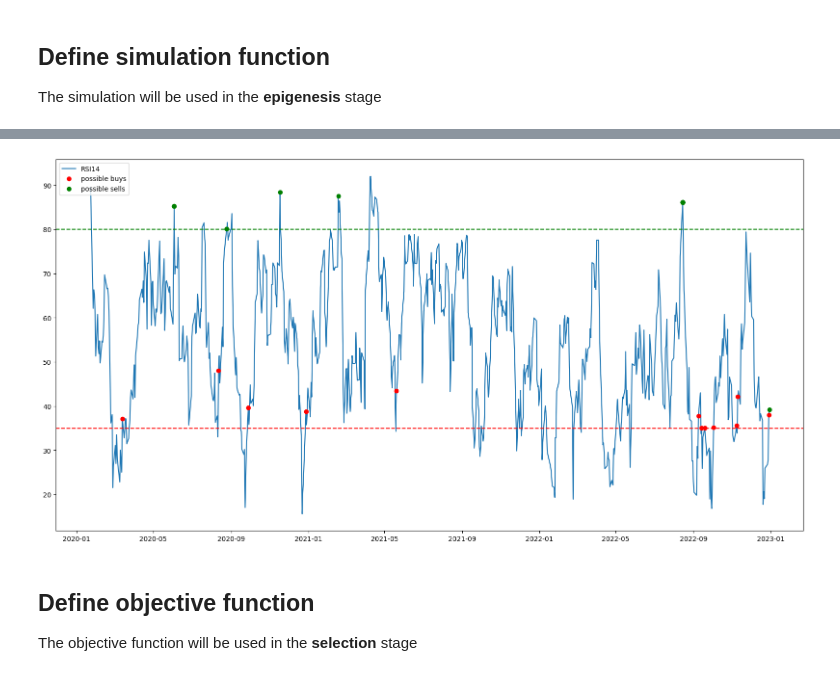
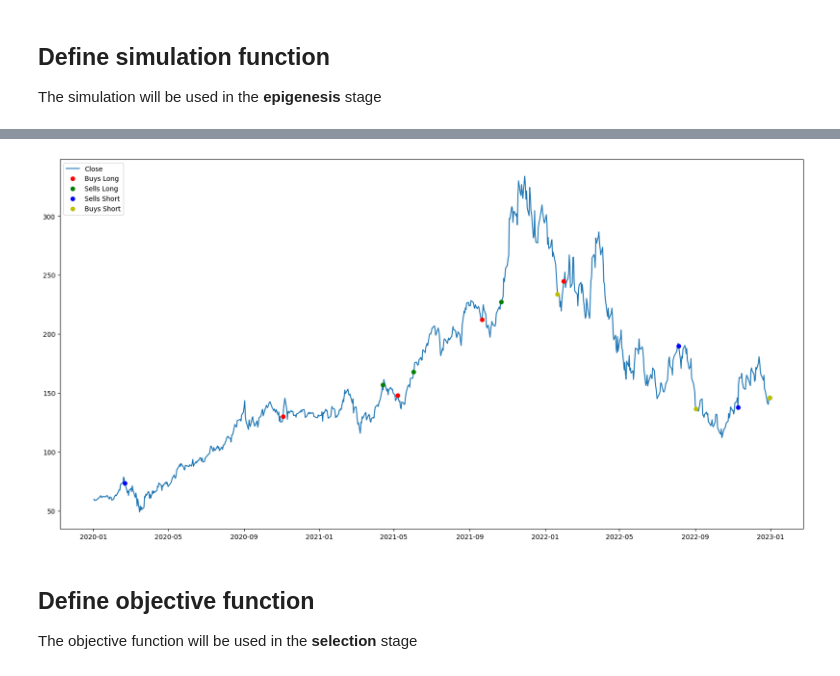
Before and after one commit to haohua13/evolutionary-algorithms-for-stock-market, a Jupyter notebook: single-objective.ipynb, the cells around one changed output, grey strips where cells are left out. Saved outputs shown, nothing was run; the diff lists cells and outputs as text; code cells hidden in the pictures.

```diff
--- a/single-objective.ipynb
+++ b/single-objective.ipynb
@@ -101,13 +102,11 @@ toolbox.register("population",tools.initRepeat, list, toolbox.individual, POPULA
 
 The simulation will be used in the **epigenesis** stage
 # %%
-individual = ((21, 25, 50), (14, 35, 80))
+individual = ((21, 30, 70), (14, 30, 80))
 
-data = pd.read_csv('data/GOOG.csv', sep=';', usecols=['Date', 'Close'])
+data = pd.read_csv('data/NVDA.csv', sep=';', usecols=['Date', 'Close'])
 
 data = process_data(data)
-
-import matplotlib.pyplot as plt
 
 
 def simulate_trade(individual, data):
@@ -118,52 +117,80 @@ def simulate_trade(individual, data):
     rsi_period_short = "RSI" + str(rsi_period_short)
 
     # based on the parameters, choose dates to buy and sell
-    possible_long_buys = data[(data[rsi_period_long] >= lower_long) &
+    long_buys = data[(data[rsi_period_long] >= lower_long) &
                               ((data[rsi_period_long].shift(1) < lower_long) |
                                (data[rsi_period_long].shift(1) == np.nan))].copy()
 
-    if possible_long_buys.empty:
-        return 0
+    short_sells = data[(data[rsi_period_short] <= upper_short) &
+                                ((data[rsi_period_short].shift(1) > upper_short) |
+                                 (data[rsi_period_short].shift(1) == np.nan))].copy()
 
-    possible_long_sells = []
-    for index, row in possible_long_buys.iterrows():
+    long_sells = []
+    for index, row in long_buys.iterrows():
         candidate_sells = data[(data['Date'] > row['Date']) &
                                (data[rsi_period_long] >= upper_long)]
         if (candidate_sells.empty):
             new_sell = dict(data.iloc[-1])
             new_sell['index'] = len(data) - 1
-            possible_long_sells.append(new_sell)
-            break
         else:
             new_sell = dict(candidate_sells.iloc[0])
             new_sell['index'] = candidate_sells.index[0]
-            possible_long_sells.append(new_sell)
-            if (index + 1 < candidate_sells.index[0]) and (index + 1 < possible_long_buys.index[-1]):
-                drop_rows = [i for i in possible_long_buys.index if i > index and i < candidate_sells.index[0]]
-                possible_long_buys.drop(drop_rows, inplace=True)
 
+        long_sells.append(new_sell)
+        drop_rows = [i for i in long_buys.index if i > index and i < new_sell['index']]
+        long_buys.drop(drop_rows, inplace=True)
 
-    possible_long_sells = pd.DataFrame(possible_long_sells)
-    possible_long_sells.set_index('index', inplace=True)
-    print(possible_long_sells)
-    print(possible_long_buys)
+    short_buys = []
+    for index, row in short_sells.iterrows():
+        candidate_buys = data[(data['Date'] > row['Date']) &
+                              (data[rsi_period_short] <= lower_short)]
+        if (candidate_buys.empty):
+            new_buy = dict(data.iloc[-1])
+            new_buy['index'] = len(data) - 1
+        else:
+            new_buy = dict(candidate_buys.iloc[0])
+            new_buy['index'] = candidate_buys.index[0]
 
+        short_buys.append(new_buy)
+        drop_rows = [i for i in short_sells.index if i > index and i < new_buy['index']]
+        short_sells.drop(drop_rows, inplace=True)
 
-    # plot evolution of RSI and points where buys and sells are possible
-    plt.figure(figsize=(20,10))
-    plt.plot(data['Date'], data[rsi_period_long], label=rsi_period_long)
-    plt.plot(possible_long_buys['Date'], possible_long_buys[rsi_period_long], 'ro', label='possible buys')
-    plt.plot(possible_long_sells['Date'], possible_long_sells[rsi_period_long], 'go', label='possible sells')
-    plt.legend(loc='upper left')
-    # plot line of the lower and upper bounds
-    plt.axhline(upper_long, color='green', linestyle='--')
-    plt.axhline(lower_long, color='red', linestyle='--')
-    plt.show()
+    long_sells = pd.DataFrame(long_sells)
+    short_buys = pd.DataFrame(short_buys)
 
+    if not long_sells.empty:
+        long_sells.drop_duplicates(subset='index', inplace=True)
+        long_sells.set_index('index', inplace=True)
+    else:
+        long_sells = pd.DataFrame(columns=data.columns)
+    if not short_buys.empty:
+        short_buys.drop_duplicates(subset='index', inplace=True)
+        short_buys.set_index('index', inplace=True)
+    else:
+        short_buys = pd.DataFrame(columns=data.columns)
 
-    possible_short_buys = data[rsi_period_short][data[rsi_period_short] >= lower_short]
-    possible_short_sells = data[rsi_period_short][data[rsi_period_short] <= upper_short]
-    trade_dates_short = pd.merge(possible_short_buys, possible_short_sells, how='inner', left_index=True, right_index=True)
+    trades_long = pd.merge_asof(long_buys, long_sells,
+                                left_index=True, right_index=True,
+                                direction='forward', suffixes=('_buy', '_sell'))
 
-simulate_trade(individual, data)
+    trades_short = pd.merge_asof(short_sells, short_buys,
+                                 left_index=True, right_index=True,
+                                 direction='forward', suffixes=('_sell', '_buy'))
+
+    print(trades_long)
+    print(trades_short)
+
+    return (trades_long, trades_short)
+
+trades_long, trades_short = simulate_trade(individual, data)
+
+# plot evolution of RSI and points where buys and sells are possible
+plt.figure(figsize=(20,10))
+plt.plot(data['Date'], data['Close'], label='Close')
+plt.plot(trades_long['Date_buy'], trades_long['Close_buy'], 'ro', label='Buys Long')
+plt.plot(trades_long['Date_sell'], trades_long['Close_sell'], 'go', label='Sells Long')
+plt.plot(trades_short['Date_sell'], trades_short['Close_sell'], 'bo', label='Sells Short')
+plt.plot(trades_short['Date_buy'], trades_short['Close_buy'], 'yo', label='Buys Short')
+plt.legend(loc='upper left')
+plt.show()
 # %% [output]
@@ -187 +217 @@ index
-[figure, old version]
+[figure, new version]
```
Also changed, not shown: parts of 5 cells of this notebook.
